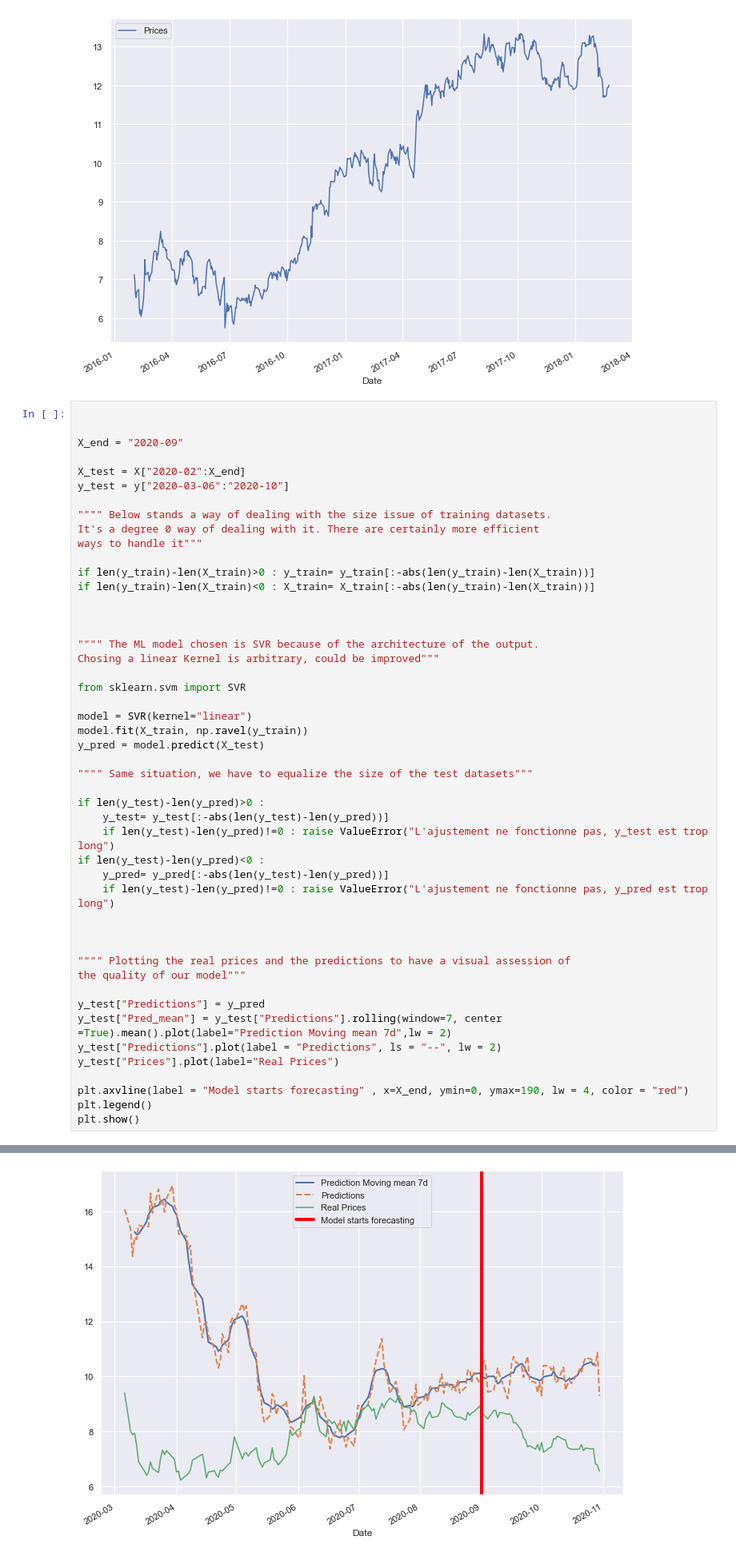
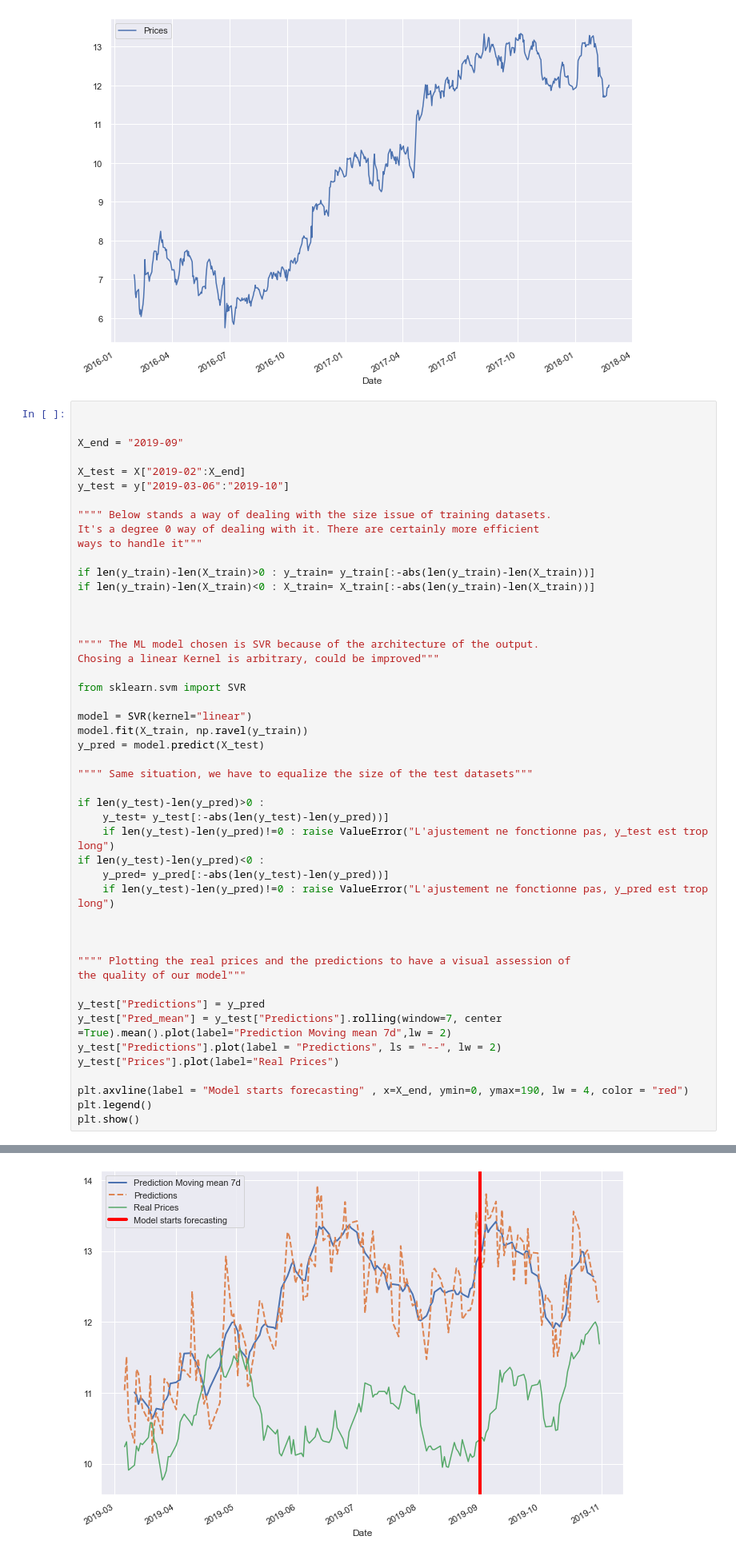
Before and after one commit to igaekus/projet-python-1A, a Jupyter notebook: data_viz.ipynb, the cells around one changed output, grey strips where cells are left out. Shown at 80% size. Saved outputs shown, nothing was run; the diff lists cells and outputs as text.

```diff
--- a/data_viz.ipynb
+++ b/data_viz.ipynb
@@ -149,10 +149,10 @@ plt.show()
 # %%
 
 
-X_end = "2020-09"
+X_end = "2019-09"
 
-X_test = X["2020-02":X_end]
-y_test = y["2020-03-06":"2020-10"]
+X_test = X["2019-02":X_end]
+y_test = y["2019-03-06":"2019-10"]
 
 """" Below stands a way of dealing with the size issue of training datasets.
 It's a degree 0 way of dealing with it. There are certainly more efficient
@@ -176,34 +176,34 @@ y_pred = model.predict(X_test)
 
 if len(y_test)-len(y_pred)>0 :
     y_test= y_test[:-abs(len(y_test)-len(y_pred))]
     if len(y_test)-len(y_pred)!=0 : raise ValueError("L'ajustement ne fonctionne pas, y_test est trop long")
 if len(y_test)-len(y_pred)<0 :
     y_pred= y_pred[:-abs(len(y_test)-len(y_pred))]
     if len(y_test)-len(y_pred)!=0 : raise ValueError("L'ajustement ne fonctionne pas, y_pred est trop long")
 
 
 
 """" Plotting the real prices and the predictions to have a visual assession of
 the quality of our model"""
 
 y_test["Predictions"] = y_pred
 y_test["Pred_mean"] = y_test["Predictions"].rolling(window=7, center =True).mean().plot(label="Prediction Moving mean 7d",lw = 2)
 y_test["Predictions"].plot(label = "Predictions", ls = "--", lw = 2)
 y_test["Prices"].plot(label="Real Prices")
 
 plt.axvline(label = "Model starts forecasting" , x=X_end, ymin=0, ymax=190, lw = 4, color = "red")
 plt.legend()
 plt.show()
 # %% [output]
 A value is trying to be set on a copy of a slice from a DataFrame.
 Try using .loc[row_indexer,col_indexer] = value instead
 
 See the caveats in the documentation: https://pandas.pydata.org/pandas-docs/stable/user_guide/indexing.html#returning-a-view-versus-a-copy
 A value is trying to be set on a copy of a slice from a DataFrame.
 Try using .loc[row_indexer,col_indexer] = value instead
 
 See the caveats in the documentation: https://pandas.pydata.org/pandas-docs/stable/user_guide/indexing.html#returning-a-view-versus-a-copy
-[figure, old version]
+[figure, new version]
 # %%
 amzn = yf.Ticker("AMZN")
 amzn.info
```
